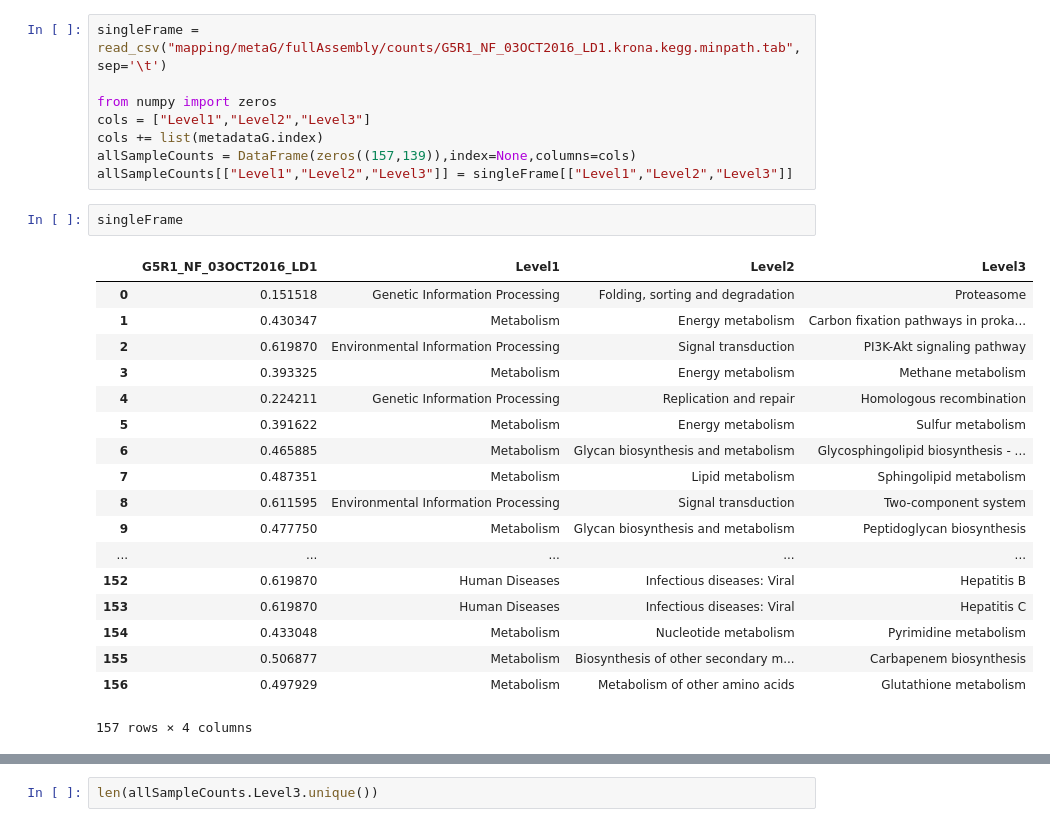
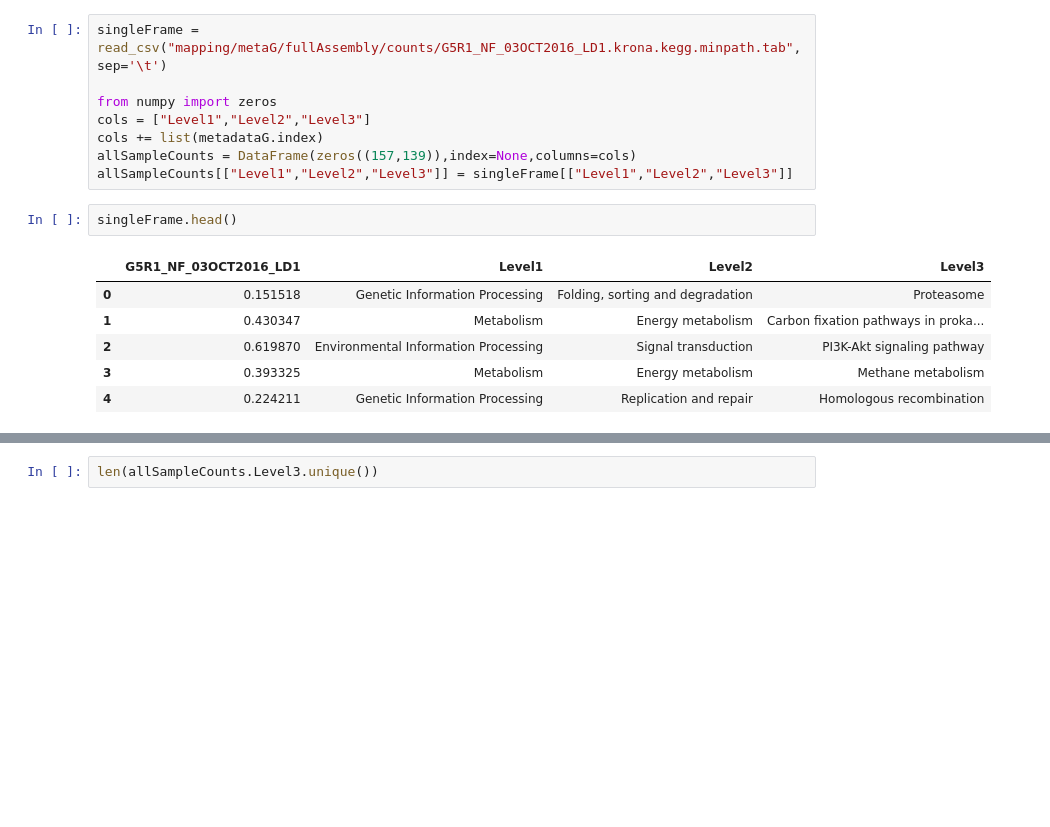
Before and after one commit to skDooley/GLBRC, a Jupyter notebook: 2016_WGS_DataPrep.ipynb, the cells around one changed output, grey strips where cells are left out. Cells and saved outputs as stored; diff of their text form; blank space fills up the shorter version.

```diff
--- a/2016_WGS_DataPrep.ipynb
+++ b/2016_WGS_DataPrep.ipynb
@@ -161,26 +393,14 @@ cols += list(metadataG.index)
 allSampleCounts = DataFrame(zeros((157,139)),index=None,columns=cols)
 allSampleCounts[["Level1","Level2","Level3"]] = singleFrame[["Level1","Level2","Level3"]]
 # %%
-singleFrame
+singleFrame.head()
 # %% [output]
 |  | G5R1_NF_03OCT2016_LD1 | Level1 | Level2 | Level3 |
 | 0 | 0.151518 | Genetic Information Processing | Folding, sorting and degradation | Proteasome |
 | 1 | 0.430347 | Metabolism | Energy metabolism | Carbon fixation pathways in proka... |
 | 2 | 0.619870 | Environmental Information Processing | Signal transduction | PI3K-Akt signaling pathway |
 | 3 | 0.393325 | Metabolism | Energy metabolism | Methane metabolism |
 | 4 | 0.224211 | Genetic Information Processing | Replication and repair | Homologous recombination |
-| 5 | 0.391622 | Metabolism | Energy metabolism | Sulfur metabolism |
-| 6 | 0.465885 | Metabolism | Glycan biosynthesis and metabolism | Glycosphingolipid biosynthesis - ... |
-| 7 | 0.487351 | Metabolism | Lipid metabolism | Sphingolipid metabolism |
-| 8 | 0.611595 | Environmental Information Processing | Signal transduction | Two-component system |
-| 9 | 0.477750 | Metabolism | Glycan biosynthesis and metabolism | Peptidoglycan biosynthesis |
-| ... | ... | ... | ... | ... |
-| 152 | 0.619870 | Human Diseases | Infectious diseases: Viral | Hepatitis B |
-| 153 | 0.619870 | Human Diseases | Infectious diseases: Viral | Hepatitis C |
-| 154 | 0.433048 | Metabolism | Nucleotide metabolism | Pyrimidine metabolism |
-| 155 | 0.506877 | Metabolism | Biosynthesis of other secondary m... | Carbapenem biosynthesis |
-| 156 | 0.497929 | Metabolism | Metabolism of other amino acids | Glutathione metabolism |
-157 rows × 4 columns
 # %%
 from glob import glob
 
```
Also changed, not shown: parts of 33 cells of this notebook, 4 other files.
